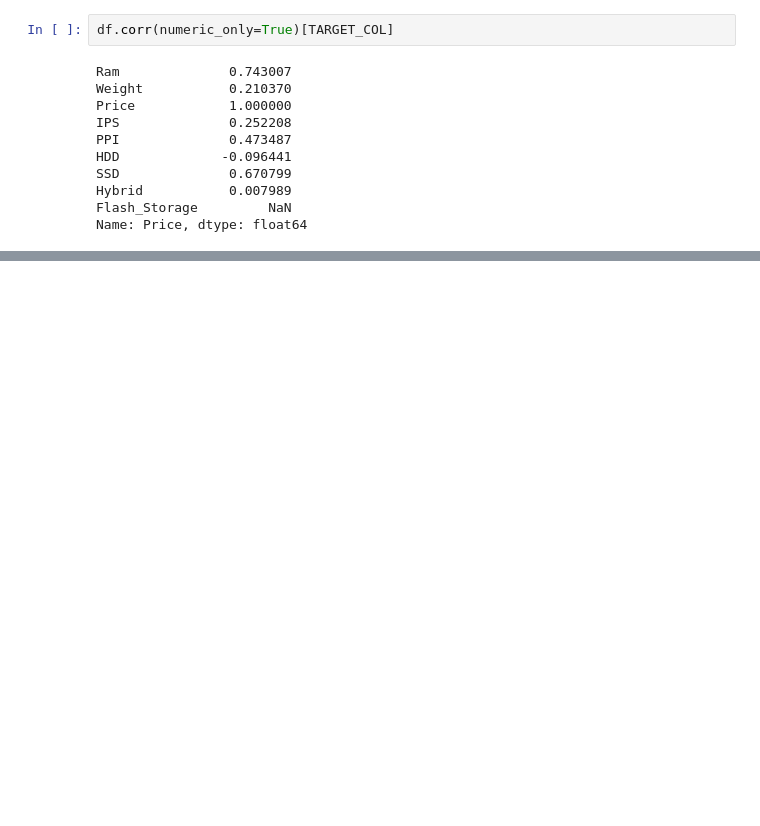
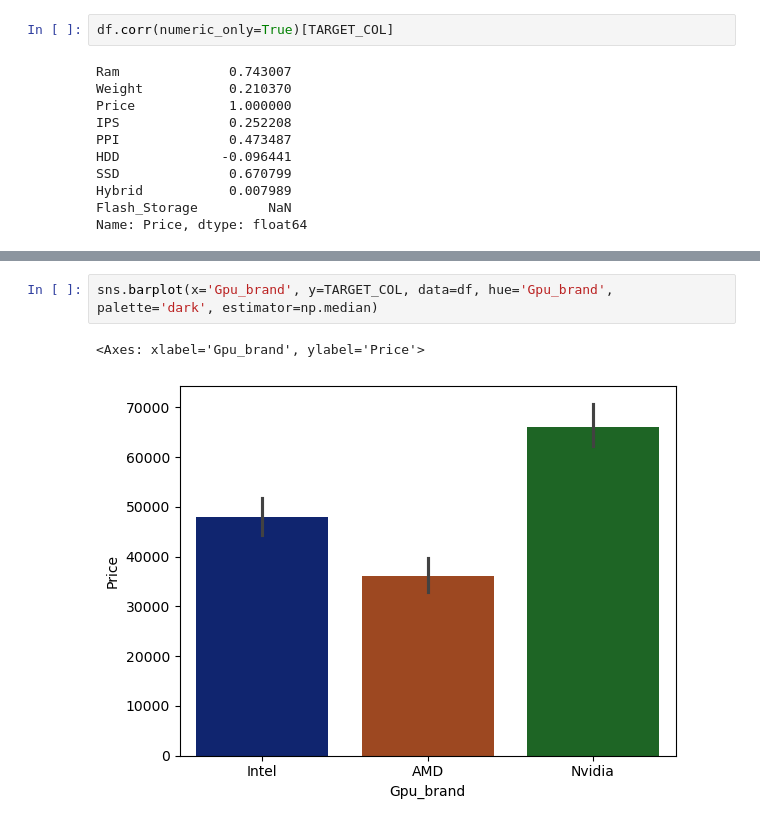
Before and after one commit to devloopcode/laptop_price_predictor, a Jupyter notebook: laptop_price_predicted.ipynb, the cells around one changed output, grey strips where cells are left out. Drawn from its saved outputs; the diff is of its cells as text; blank space fills up the shorter version.

```diff
--- a/laptop_price_predicted.ipynb
+++ b/laptop_price_predicted.ipynb
@@ -665,0 +738,5 @@ Name: Price, dtype: float64
+# %%
+sns.barplot(x='Gpu_brand', y=TARGET_COL, data=df, hue='Gpu_brand', palette='dark', estimator=np.median)
+# %% [output]
+<Axes: xlabel='Gpu_brand', ylabel='Price'>
+[figure, added]
```
Also changed, not shown: parts of 12 cells of this notebook.
